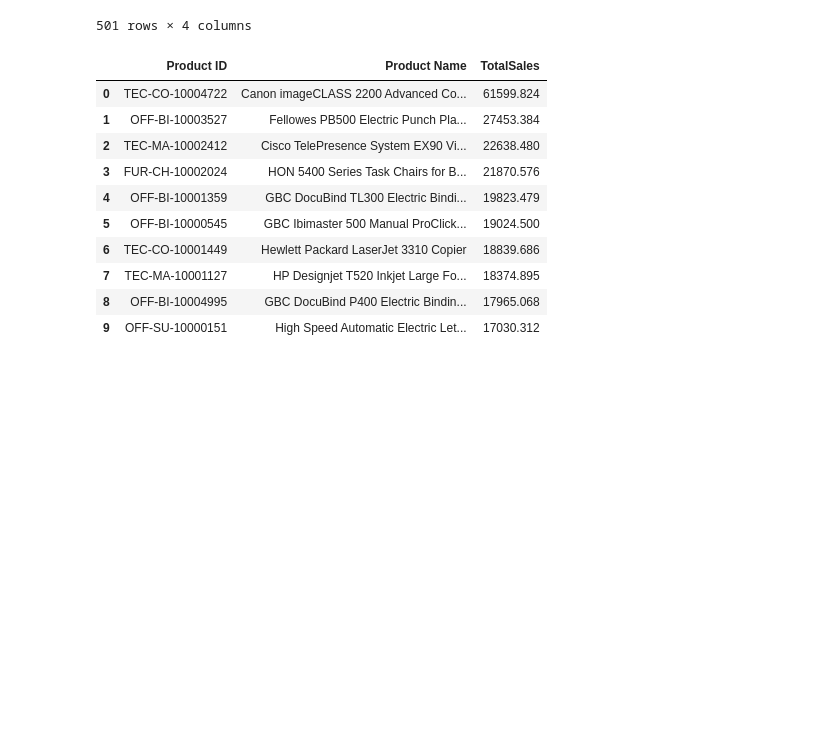
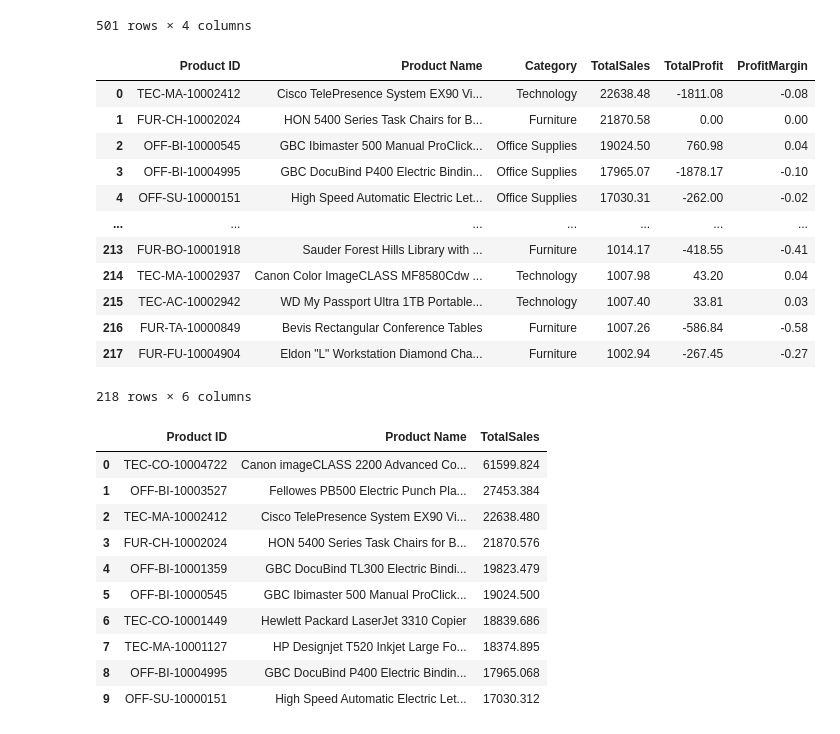
Before and after one commit to Yvonneamg/Ecommerce_Sales_Analysis, a Jupyter notebook: Ecommerce_Sales_Analysis.ipynb, the cells around one changed output. Saved outputs shown, nothing was run; the diff lists cells and outputs as text; code cells hidden in the pictures; blank space fills up the shorter version.

```diff
--- a/Ecommerce_Sales_Analysis.ipynb
+++ b/Ecommerce_Sales_Analysis.ipynb
@@ -475,6 +475,36 @@ low_profit_products
 | 499 | FUR-BO-10001567 | Bush Westfield Collection Bookcas... | Furniture | -2.100000 |
 | 500 | OFF-AP-10002203 | Eureka Disposable Bags for Sanita... | Office Supplies | -2.750000 |
 501 rows × 4 columns
+# %%
+# High sales but low-profit products (sales >= 1000 and profit margin < 10%)
+high_sales_low_profit_query = """
+SELECT "Product ID",
+"Product Name",
+Category,
+round(SUM(Sales),2) AS TotalSales,
+round(SUM(Profit),2) AS TotalProfit,
+round(SUM(Profit) / SUM(Sales),2) AS ProfitMargin
+FROM sales
+GROUP BY "Product ID", "Product Name", Category
+HAVING SUM(Sales) >= 1000 AND (SUM(Profit) / SUM(Sales)) < 0.10
+ORDER BY TotalSales DESC;
+"""
+high_sales_low_profit_products = pd.read_sql_query(high_sales_low_profit_query, conn)
+high_sales_low_profit_products
+# %% [output]
+|  | Product ID | Product Name | Category | TotalSales | TotalProfit | ProfitMargin |
+| 0 | TEC-MA-10002412 | Cisco TelePresence System EX90 Vi... | Technology | 22638.48 | -1811.08 | -0.08 |
+| 1 | FUR-CH-10002024 | HON 5400 Series Task Chairs for B... | Furniture | 21870.58 | 0.00 | 0.00 |
+| 2 | OFF-BI-10000545 | GBC Ibimaster 500 Manual ProClick... | Office Supplies | 19024.50 | 760.98 | 0.04 |
+| 3 | OFF-BI-10004995 | GBC DocuBind P400 Electric Bindin... | Office Supplies | 17965.07 | -1878.17 | -0.10 |
+| 4 | OFF-SU-10000151 | High Speed Automatic Electric Let... | Office Supplies | 17030.31 | -262.00 | -0.02 |
+| ... | ... | ... | ... | ... | ... | ... |
+| 213 | FUR-BO-10001918 | Sauder Forest Hills Library with ... | Furniture | 1014.17 | -418.55 | -0.41 |
+| 214 | TEC-MA-10002937 | Canon Color ImageCLASS MF8580Cdw ... | Technology | 1007.98 | 43.20 | 0.04 |
+| 215 | TEC-AC-10002942 | WD My Passport Ultra 1TB Portable... | Technology | 1007.40 | 33.81 | 0.03 |
+| 216 | FUR-TA-10000849 | Bevis Rectangular Conference Tables | Furniture | 1007.26 | -586.84 | -0.58 |
+| 217 | FUR-FU-10004904 | Eldon "L" Workstation Diamond Cha... | Furniture | 1002.94 | -267.45 | -0.27 |
+218 rows × 6 columns
 # %%
 # Top products by total sales
 Top_product ="""
```
Also changed, not shown: parts of 10 cells of this notebook, 2 other files.
